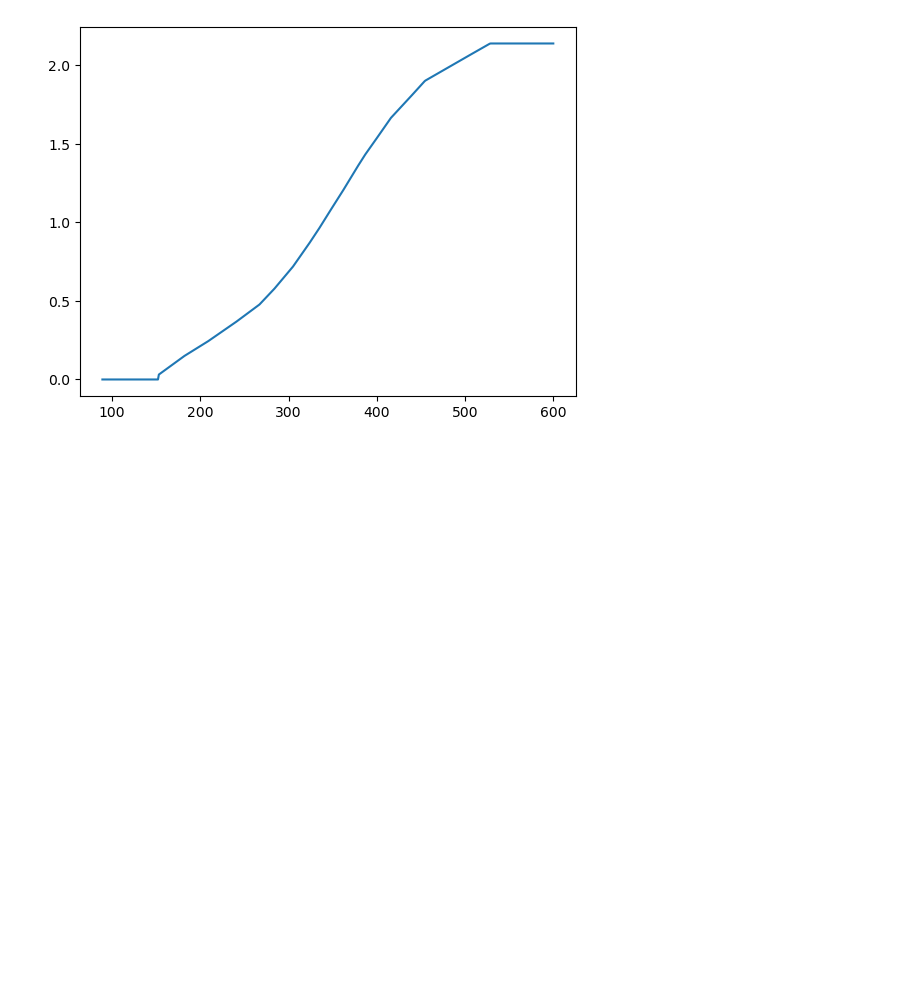
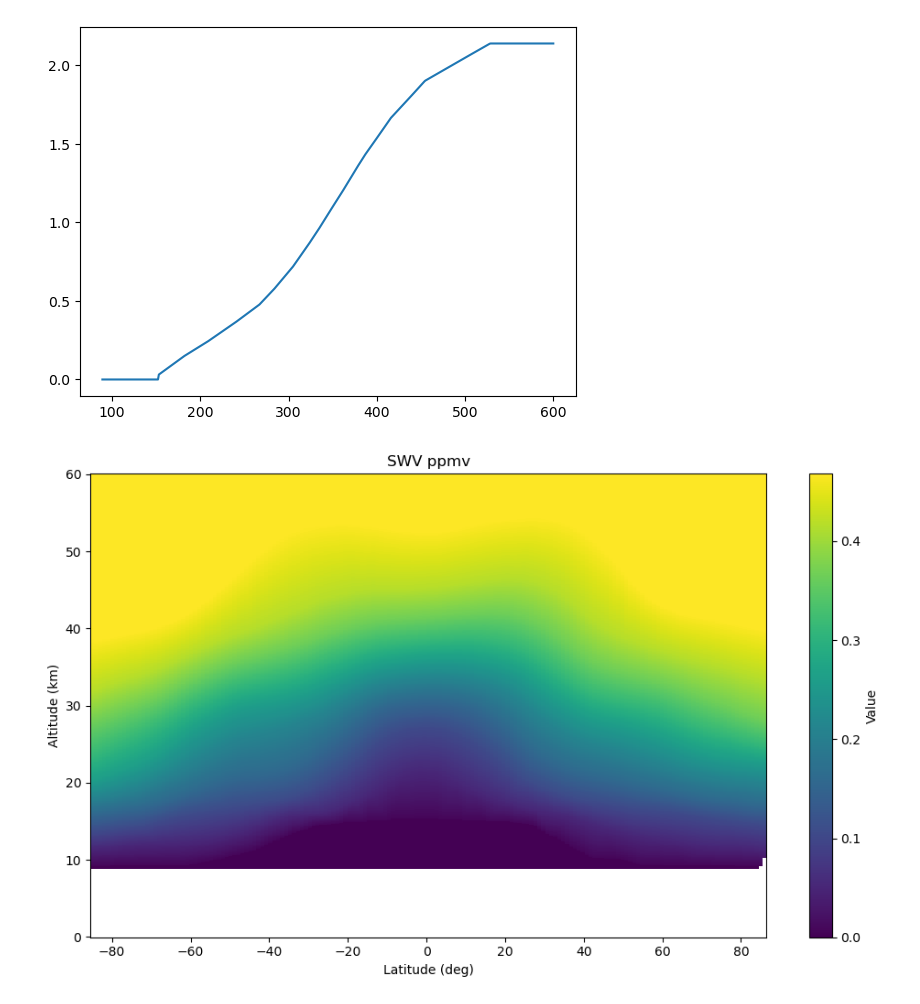
Before and after one commit to atzeharmsen/sandbox2, a Jupyter notebook: data_collection.ipynb, the cells around one changed output. Drawn from its saved outputs; the diff is of its cells as text; code cells hidden in the pictures; blank space fills up the shorter version.

```diff
--- a/data_collection.ipynb
+++ b/data_collection.ipynb
@@ -1194,3 +1203,41 @@ plt.plot(q)
 # %% [output]
 [<matplotlib.lines.Line2D at 0x...>]
 [figure]
+# %%
+# to make myhre 2a:
+ch4_e_t_2000 = [1.800,1.800,1.800,1.800,1.800]
+multiplier_map_2000 = {
+    1: ch4_e_t_2000[-1],
+    2: ch4_e_t_2000[-2],
+    3: ch4_e_t_2000[-3],
+    4: ch4_e_t_2000[-4],
+    5: ch4_e_t_2000[-5]
+}
+df_multipliers_2000 = AoA.replace(multiplier_map_2000)
+swv_t_2000 = 2* alpha * df_multipliers_2000
+
+ch4_e_t_old = [1.566, 1.566, 1.566, 1.566, 1.566]#[0.731,0.731,0.731,0.731,0.731]#[1.780,1.785,1.790,1.795,1.800]
+multiplier_map_old = {
+    1: ch4_e_t_old[-1],
+    2: ch4_e_t_old[-2],
+    3: ch4_e_t_old[-3],
+    4: ch4_e_t_old[-4],
+    5: ch4_e_t_old[-5]
+}
+df_multipliers_old = AoA.replace(multiplier_map_old)
+swv_t_old = 2* alpha * df_multipliers_old
+
+delta_swv = swv_t_2000-swv_t_old
+plt.figure(figsize=(10, 6))
+heatmap = plt.pcolormesh(X, Y, delta_swv, shading="auto", cmap="viridis")
+plt.colorbar(heatmap, label="Value")
+
+plt.xlabel("Latitude (deg)")
+plt.ylabel("Altitude (km)")
+plt.title("SWV ppmv")
+plt.tight_layout()
+# plt.scatter(df[df["source"] == "b10"]["latitude"], df[df["source"] == "b10"]["altitude"]/1000, color="red",
+#             label="b10") # /1000 due to griddata
+plt.show()
+# %% [output]
+[figure, added]
```
Also changed, not shown: parts of 10 cells of this notebook.
